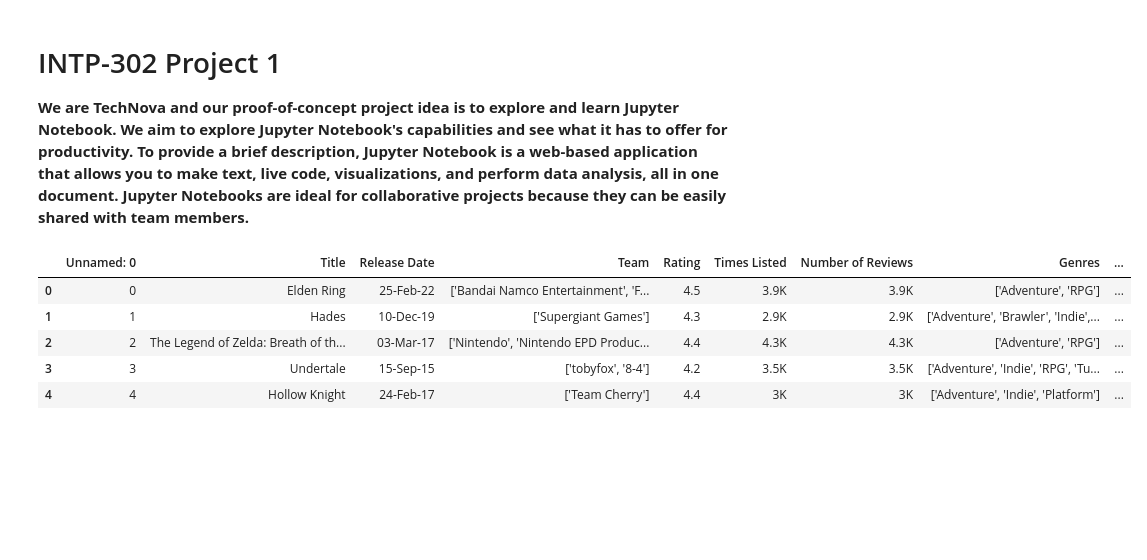
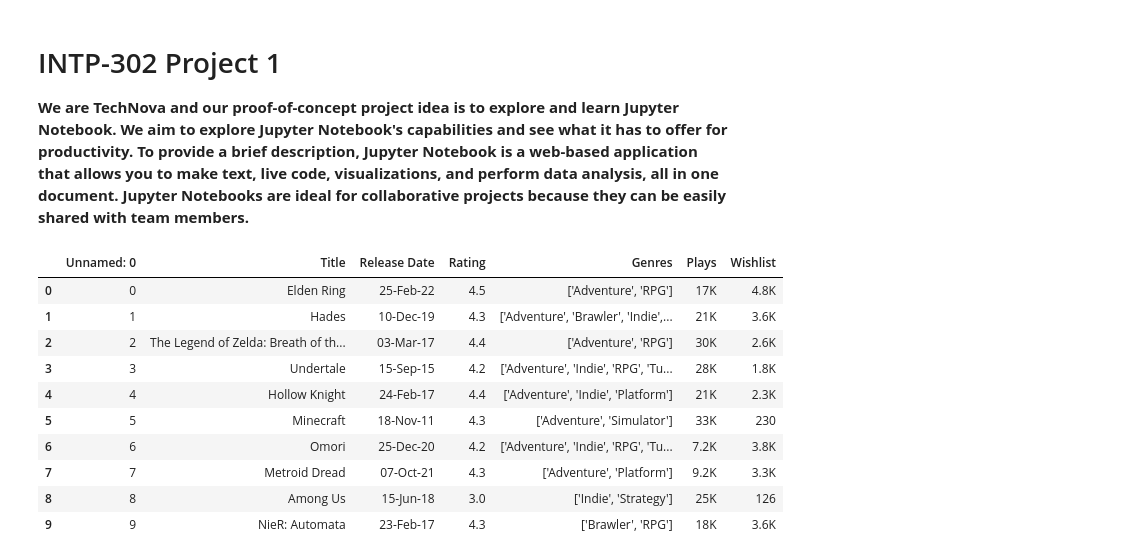
Before and after one commit to maecison/INTP-302-Project-1, a Jupyter notebook: Project.ipynb, the cells around one changed output. Drawn from its saved outputs; the diff is of its cells as text; code cells hidden in the pictures; blank space fills up the shorter version.

```diff
--- a/Project.ipynb
+++ b/Project.ipynb
@@ -12,13 +11,21 @@ import seaborn as sns
 # %%
 #Reading the CSV file. This is the file that contains the data we will be working with.
 df = pd.read_csv('games1.csv')
 
-#Displaying the first 5 rows of the data we are using:
-df.head()
+#Remove the columns that are not necessary for the analysis.
+df = df.drop(columns=['Team', 'Times Listed', 'Number of Reviews', 'Summary', 'Reviews', 'Playing', 'Backlogs'])
+
+#The dataset is not ordered in any way. It has 1512 different rows. Here we can display the first 10 rows of the data we are using:
+df.head(10)
 # %% [output]
-|  | Unnamed: 0 | Title | Release Date | Team | Rating | Times Listed | Number of Reviews | Genres | ... |
-| 0 | 0 | Elden Ring | 25-Feb-22 | ['Bandai Namco Entertainment', 'F... | 4.5 | 3.9K | 3.9K | ['Adventure', 'RPG'] | ... |
-| 1 | 1 | Hades | 10-Dec-19 | ['Supergiant Games'] | 4.3 | 2.9K | 2.9K | ['Adventure', 'Brawler', 'Indie',... | ... |
-| 2 | 2 | The Legend of Zelda: Breath of th... | 03-Mar-17 | ['Nintendo', 'Nintendo EPD Produc... | 4.4 | 4.3K | 4.3K | ['Adventure', 'RPG'] | ... |
-| 3 | 3 | Undertale | 15-Sep-15 | ['tobyfox', '8-4'] | 4.2 | 3.5K | 3.5K | ['Adventure', 'Indie', 'RPG', 'Tu... | ... |
-| 4 | 4 | Hollow Knight | 24-Feb-17 | ['Team Cherry'] | 4.4 | 3K | 3K | ['Adventure', 'Indie', 'Platform'] | ... |
+|  | Unnamed: 0 | Title | Release Date | Rating | Genres | Plays | Wishlist |
+| 0 | 0 | Elden Ring | 25-Feb-22 | 4.5 | ['Adventure', 'RPG'] | 17K | 4.8K |
+| 1 | 1 | Hades | 10-Dec-19 | 4.3 | ['Adventure', 'Brawler', 'Indie',... | 21K | 3.6K |
+| 2 | 2 | The Legend of Zelda: Breath of th... | 03-Mar-17 | 4.4 | ['Adventure', 'RPG'] | 30K | 2.6K |
+| 3 | 3 | Undertale | 15-Sep-15 | 4.2 | ['Adventure', 'Indie', 'RPG', 'Tu... | 28K | 1.8K |
+| 4 | 4 | Hollow Knight | 24-Feb-17 | 4.4 | ['Adventure', 'Indie', 'Platform'] | 21K | 2.3K |
+| 5 | 5 | Minecraft | 18-Nov-11 | 4.3 | ['Adventure', 'Simulator'] | 33K | 230 |
+| 6 | 6 | Omori | 25-Dec-20 | 4.2 | ['Adventure', 'Indie', 'RPG', 'Tu... | 7.2K | 3.8K |
+| 7 | 7 | Metroid Dread | 07-Oct-21 | 4.3 | ['Adventure', 'Platform'] | 9.2K | 3.3K |
+| 8 | 8 | Among Us | 15-Jun-18 | 3.0 | ['Indie', 'Strategy'] | 25K | 126 |
+| 9 | 9 | NieR: Automata | 23-Feb-17 | 4.3 | ['Brawler', 'RPG'] | 18K | 3.6K |
```
Also changed, not shown: parts of 2 cells of this notebook.
